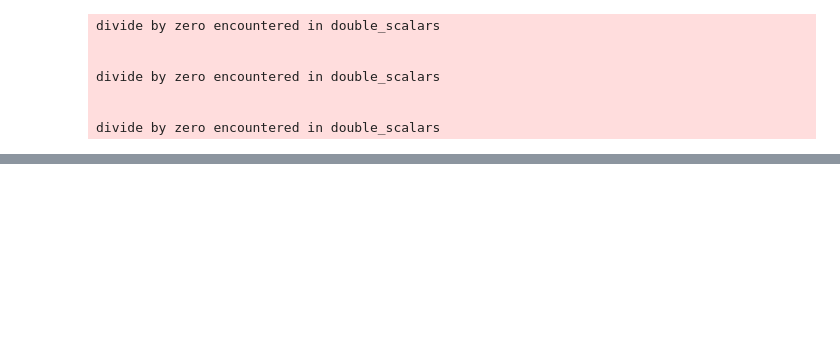
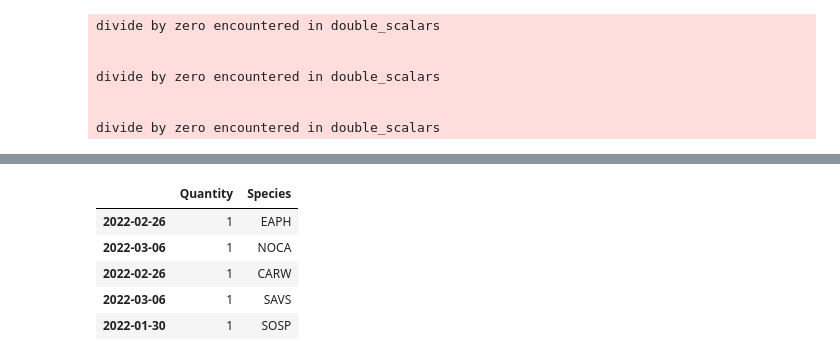
Before and after one commit to Pryzzm/PanoRestoration, a Jupyter notebook: MainAnalysis.ipynb, the cells around one changed output, grey strips where cells are left out. Drawn from its saved outputs; the diff is of its cells as text; code cells hidden in the pictures; blank space fills up the shorter version.

```diff
--- a/MainAnalysis.ipynb
+++ b/MainAnalysis.ipynb
@@ -797,0 +980,9 @@ recapTrendFig.show()
+# %%
+birds22.head(5)
+# %% [output]
+|  | Quantity | Species |
+| 2022-02-26 | 1 | EAPH |
+| 2022-03-06 | 1 | NOCA |
+| 2022-02-26 | 1 | CARW |
+| 2022-03-06 | 1 | SAVS |
+| 2022-01-30 | 1 | SOSP |
```
Also changed, not shown: parts of 13 cells of this notebook, 27 other files.
